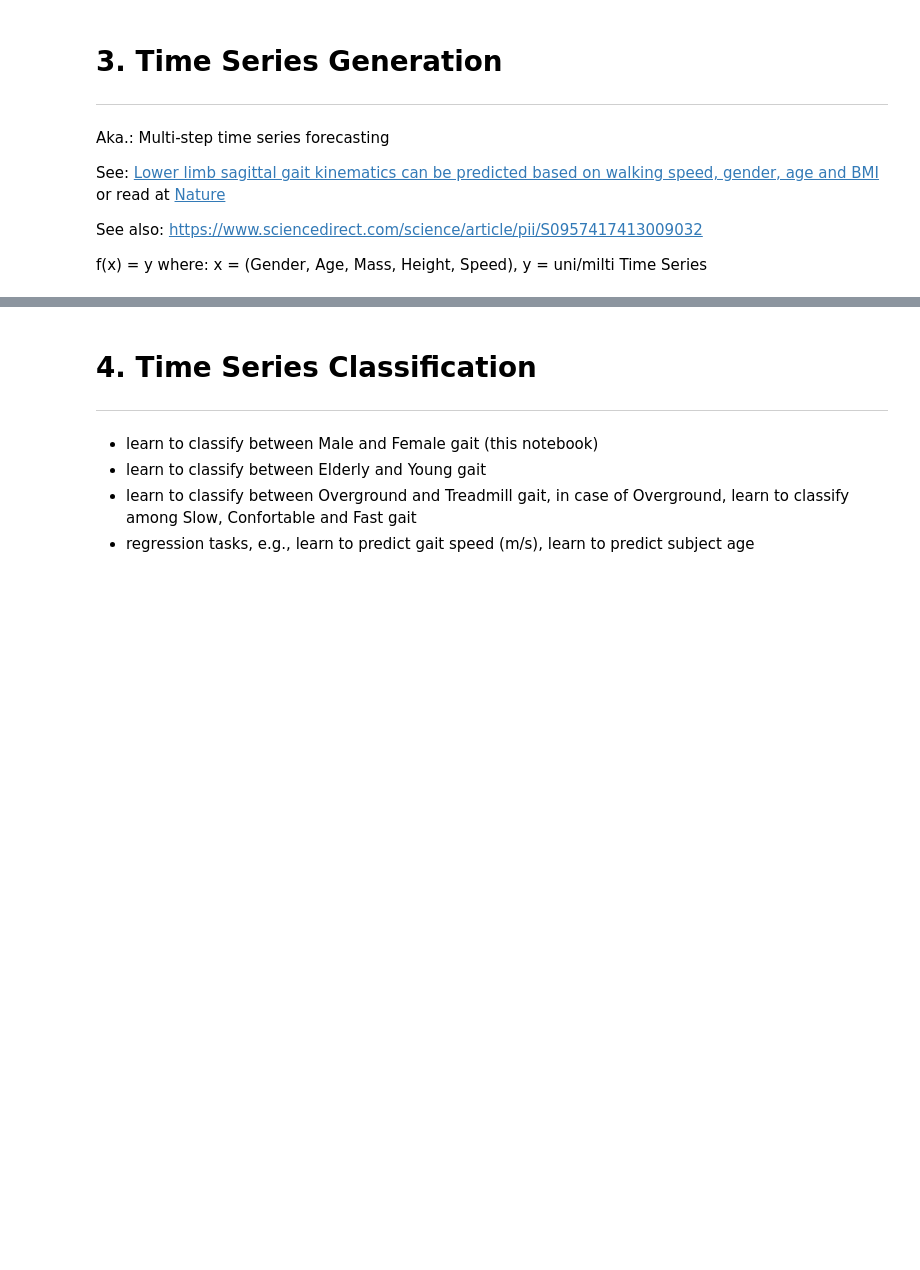
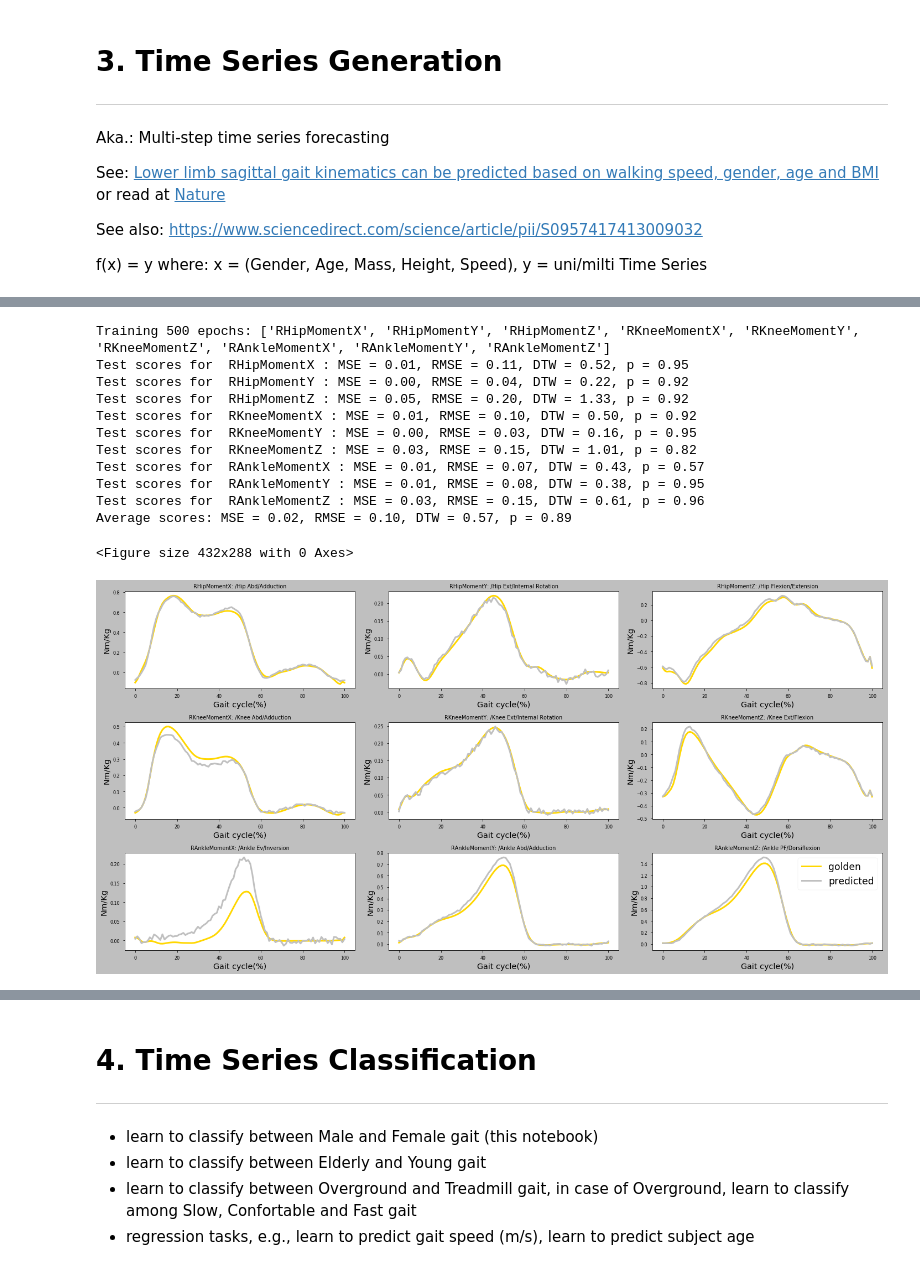
Before and after one commit to cesarboucas/gait, a Jupyter notebook: 1_gait_WBDS_ascii.ipynb, the cells around one changed output, grey strips where cells are left out. Saved outputs shown, nothing was run; the diff lists cells and outputs as text; code cells hidden in the pictures; blank space fills up the shorter version.

```diff
--- a/1_gait_WBDS_ascii.ipynb
+++ b/1_gait_WBDS_ascii.ipynb
@@ -580,3 +696,19 @@ array([<matplotlib.axes._subplots.AxesSubplot object at 0x...>,
+# %%
+train_test(hidden_units=101)
+# %% [output]
+Training 500 epochs: ['RHipMomentX', 'RHipMomentY', 'RHipMomentZ', 'RKneeMomentX', 'RKneeMomentY', 'RKneeMomentZ', 'RAnkleMomentX', 'RAnkleMomentY', 'RAnkleMomentZ']
+Test scores for  RHipMomentX : MSE = 0.01, RMSE = 0.11, DTW = 0.52, p = 0.95
+Test scores for  RHipMomentY : MSE = 0.00, RMSE = 0.04, DTW = 0.22, p = 0.92
+Test scores for  RHipMomentZ : MSE = 0.05, RMSE = 0.20, DTW = 1.33, p = 0.92
+Test scores for  RKneeMomentX : MSE = 0.01, RMSE = 0.10, DTW = 0.50, p = 0.92
+Test scores for  RKneeMomentY : MSE = 0.00, RMSE = 0.03, DTW = 0.16, p = 0.95
+Test scores for  RKneeMomentZ : MSE = 0.03, RMSE = 0.15, DTW = 1.01, p = 0.82
+Test scores for  RAnkleMomentX : MSE = 0.01, RMSE = 0.07, DTW = 0.43, p = 0.57
+Test scores for  RAnkleMomentY : MSE = 0.01, RMSE = 0.08, DTW = 0.38, p = 0.95
+Test scores for  RAnkleMomentZ : MSE = 0.03, RMSE = 0.15, DTW = 0.61, p = 0.96
+Average scores: MSE = 0.02, RMSE = 0.10, DTW = 0.57, p = 0.89
+<Figure size 432x288 with 0 Axes>
+[figure, added]
 # %%
 # Alternative implementation
 fig, axs = plt.subplots(3, 3, sharex=True, figsize=(20,10))
```
Also changed, not shown: parts of 37 cells of this notebook.
